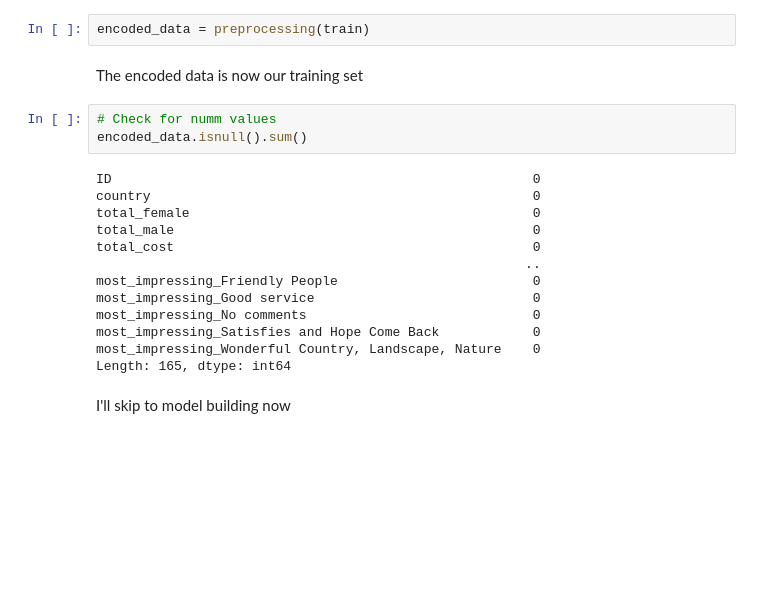
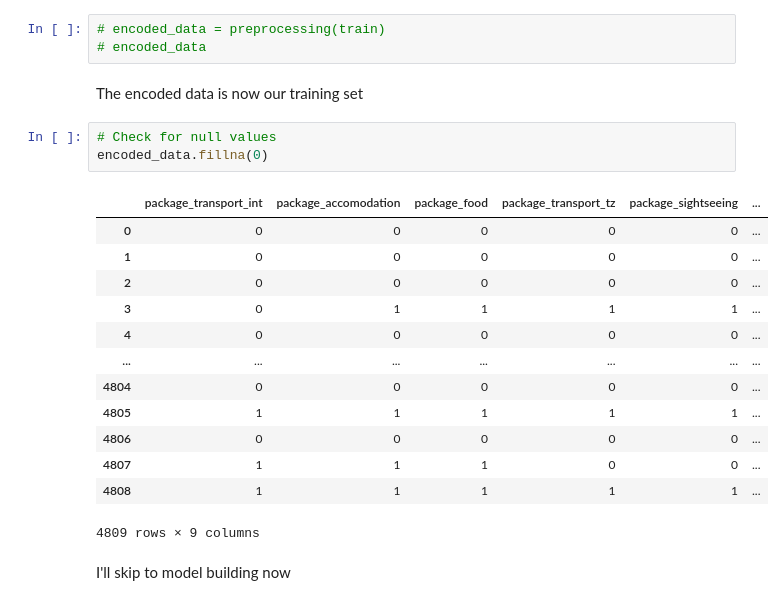
Before and after one commit to Virgo-Alpha/Model_Exploration, a Jupyter notebook: Models/Simple_Linear_Regression.ipynb, the cells around one changed output. Drawn from its saved outputs; the diff is of its cells as text; blank space fills up the shorter version.

```diff
--- a/Models/Simple_Linear_Regression.ipynb
+++ b/Models/Simple_Linear_Regression.ipynb
@@ -177,23 +231,25 @@ def preprocessing(mydata):
 # %%
-encoded_data = preprocessing(train)
+# encoded_data = preprocessing(train)
+# encoded_data
 # %% [markdown]
 The encoded data is now our training set
 # %%
-# Check for numm values
-encoded_data.isnull().sum()
+# Check for null values
+encoded_data.fillna(0)
 # %% [output]
+|  | package_transport_int | package_accomodation | package_food | package_transport_tz | package_sightseeing | ... |
+| 0 | 0 | 0 | 0 | 0 | 0 | ... |
+| 1 | 0 | 0 | 0 | 0 | 0 | ... |
+| 2 | 0 | 0 | 0 | 0 | 0 | ... |
+| 3 | 0 | 1 | 1 | 1 | 1 | ... |
+| 4 | 0 | 0 | 0 | 0 | 0 | ... |
+| ... | ... | ... | ... | ... | ... | ... |
+| 4804 | 0 | 0 | 0 | 0 | 0 | ... |
+| 4805 | 1 | 1 | 1 | 1 | 1 | ... |
+| 4806 | 0 | 0 | 0 | 0 | 0 | ... |
+| 4807 | 1 | 1 | 1 | 0 | 0 | ... |
+| 4808 | 1 | 1 | 1 | 1 | 1 | ... |
-ID                                                      0
-country                                                 0
-total_female                                            0
-total_male                                              0
-total_cost                                              0
-                                                       ..
-most_impressing_Friendly People                         0
-most_impressing_Good service                            0
-most_impressing_No comments                             0
-most_impressing_Satisfies and Hope Come Back            0
-most_impressing_Wonderful Country, Landscape, Nature    0
-Length: 165, dtype: int64
+4809 rows × 9 columns
 # %% [markdown]
 I'll skip to model building now
 # %% [markdown]
```
Also changed, not shown: parts of 19 cells of this notebook, 1 other file.
